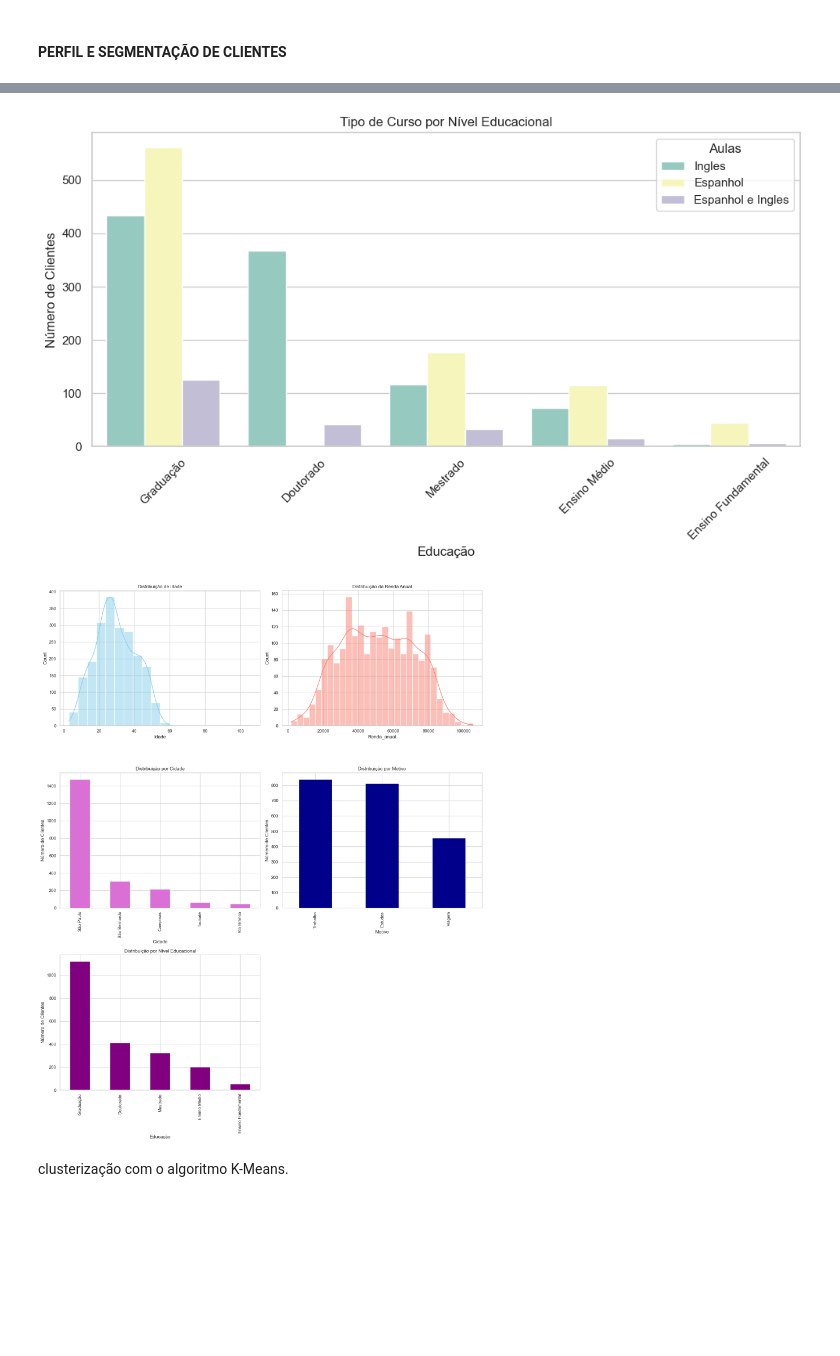
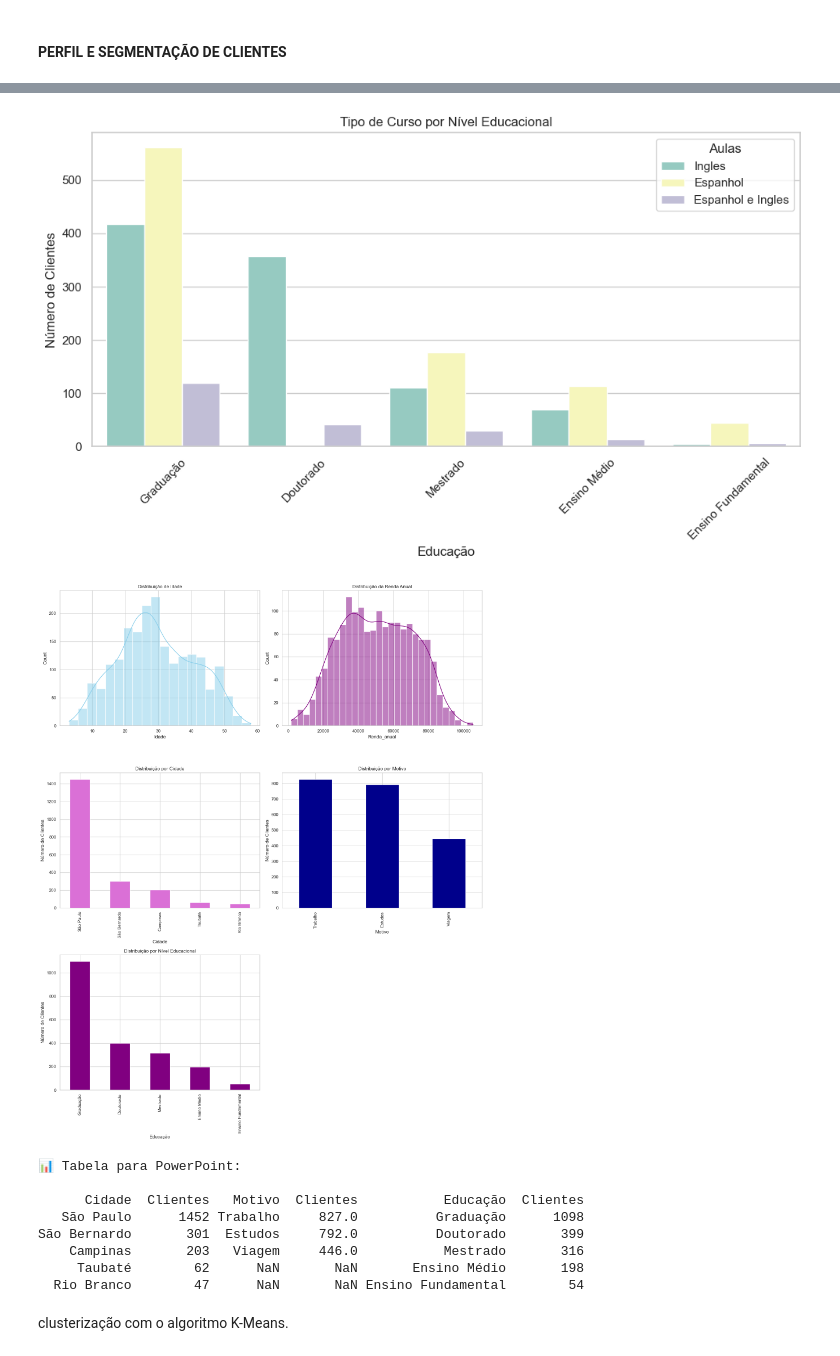
Before and after one commit to liviagcarvalho/LinguasI-Analise-Exploratoria, a Jupyter notebook: AnaliseExploratoria.ipynb, the cells around one changed output, grey strips where cells are left out. Cells and saved outputs as stored; diff of their text form; code cells hidden in the pictures; blank space fills up the shorter version.

```diff
--- a/AnaliseExploratoria.ipynb
+++ b/AnaliseExploratoria.ipynb
@@ -23,7 +23,7 @@ from sklearn.metrics import silhouette_score
 %matplotlib inline
 import matplotlib.pyplot as plt
 # Carregar o dataframe tratado
-df = pd.read_csv("base_tratada_lingualab.csv")
+df = pd.read_csv("base_tratada_lingualab2.csv")
 # %%
 df
 # %% [output]
@@ -120,7 +120,7 @@ plt.title("Distribuição de Idade")
 
 # 2. Distribuição da Renda Anual
 plt.subplot(3, 2, 2)
-sns.histplot(df["Renda_anual"], bins=30, kde=True, color='salmon')
+sns.histplot(df["Renda_anual"], bins=30, kde=True, color='purple')
 plt.title("Distribuição da Renda Anual")
 
 # 3. Distribuição por Cidade
@@ -146,5 +146,30 @@ plt.ylabel("Número de Clientes")
 
 plt.tight_layout()
 plt.show()
+
+import pandas as pd
+
+# Contagens
+cidade_counts = df["Cidade"].value_counts().reset_index()
+cidade_counts.columns = ["Cidade", "Clientes"]
+
+motivo_counts = df["Motivo"].value_counts().reset_index()
+motivo_counts.columns = ["Motivo", "Clientes"]
+
+educ_counts = df["Education"].value_counts().reset_index()
+educ_counts.columns = ["Educação", "Clientes"]
+
+# Garantir mesmo número de linhas (preencher com NaN)
+max_len = max(len(cidade_counts), len(motivo_counts), len(educ_counts))
+cidade_counts = cidade_counts.reindex(range(max_len)).reset_index(drop=True)
+motivo_counts = motivo_counts.reindex(range(max_len)).reset_index(drop=True)
+educ_counts = educ_counts.reindex(range(max_len)).reset_index(drop=True)
+
+# Juntar as três colunas em uma única tabela
+df_ppt = pd.concat([cidade_counts, motivo_counts, educ_counts], axis=1)
+
+# Exibir de forma limpa para copiar e colar no PowerPoint
+print("\n📊 Tabela para PowerPoint:\n")
+print(df_ppt.to_string(index=False))
 # %% [output]
 [figure]
@@ -152,5 +177,13 @@ plt.show()
-[figure, old version]
+[figure, new version]
-[figure, old version]
+[figure, new version]
+📊 Tabela para PowerPoint:
+
+      Cidade  Clientes   Motivo  Clientes           Educação  Clientes
+   São Paulo      1452 Trabalho     827.0          Graduação      1098
+São Bernardo       301  Estudos     792.0          Doutorado       399
+    Campinas       203   Viagem     446.0           Mestrado       316
+     Taubaté        62      NaN       NaN       Ensino Médio       198
+  Rio Branco        47      NaN       NaN Ensino Fundamental        54
 # %% [markdown]
 clusterização com o algoritmo K-Means.
 # %%
```
Also changed, not shown: parts of 17 cells of this notebook, 3 other files.
